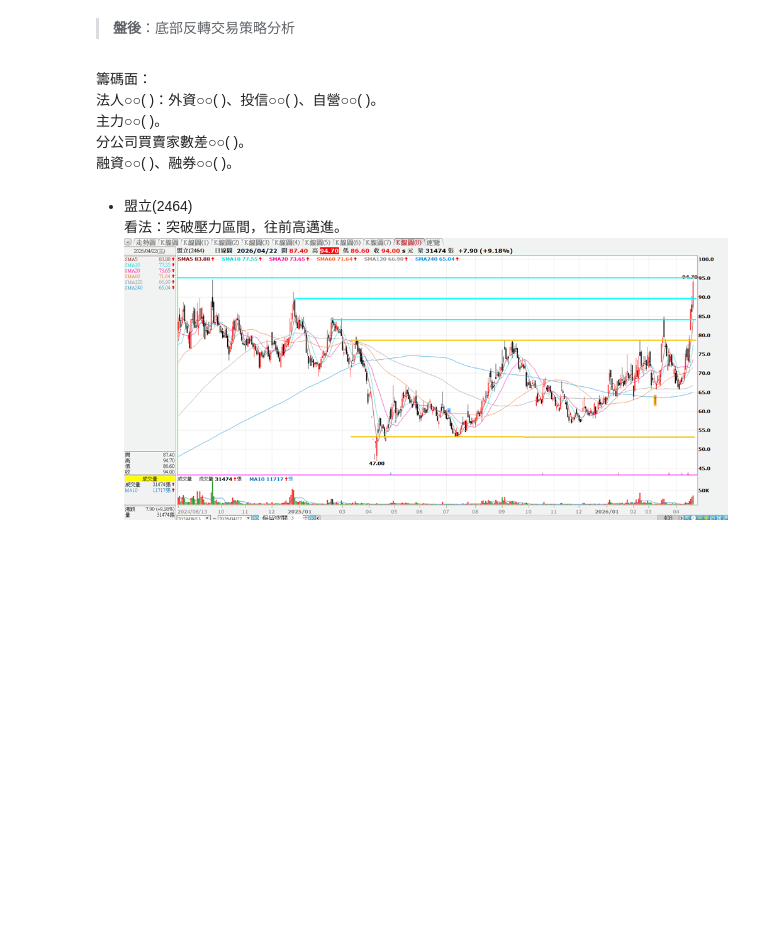
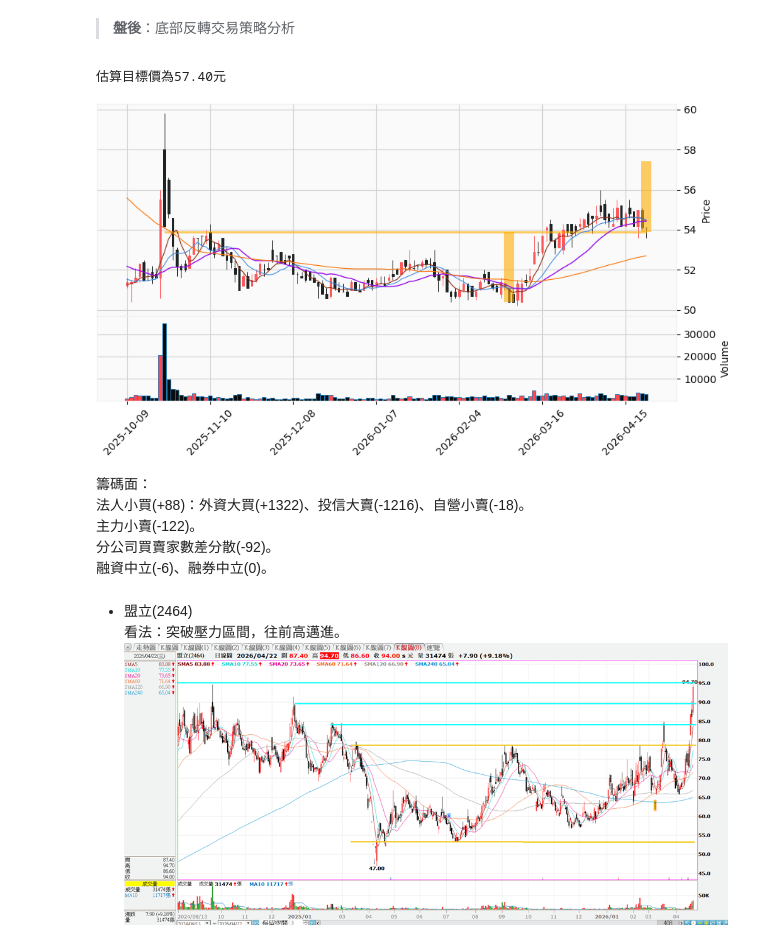
Before and after one commit to yilintung/StockInvestmentNotebook, a Jupyter notebook: 260422筆記.ipynb, the cells around one changed output. Saved outputs shown, nothing was run; the diff lists cells and outputs as text; code cells hidden in the pictures; blank space fills up the shorter version.

```diff
--- a/260422筆記.ipynb
+++ b/260422筆記.ipynb
@@ -105,14 +196,17 @@ def line_drawing_callback( range_prices) :
 
     return seq_of_seq_of_points,linewidths,colors
 # %%
-image = mysys.DrawOnKlineChart('1210','2025-10-09','2026-04-21',line_drawing_callback)
+image = mysys.DrawOnKlineChart('1210','2025-10-09','2026-04-22',line_drawing_callback)
 display(image)
+# %% [output]
+估算目標價為57.40元
+[figure, added]
 # %% [markdown]
 籌碼面：
-法人○○( )：外資○○( )、投信○○( )、自營○○( )。
-主力○○( )。
-分公司買賣家數差○○( )。
-融資○○( )、融券○○( )。
+法人小買(+88)：外資大買(+1322)、投信大賣(-1216)、自營小賣(-18)。
+主力小賣(-122)。
+分公司買賣家數差分散(-92)。
+融資中立(-6)、融券中立(0)。
 # %% [markdown]
 * 盟立(2464)
   看法：突破壓力區間，往前高邁進。
```
Also changed, not shown: parts of 7 cells of this notebook.
